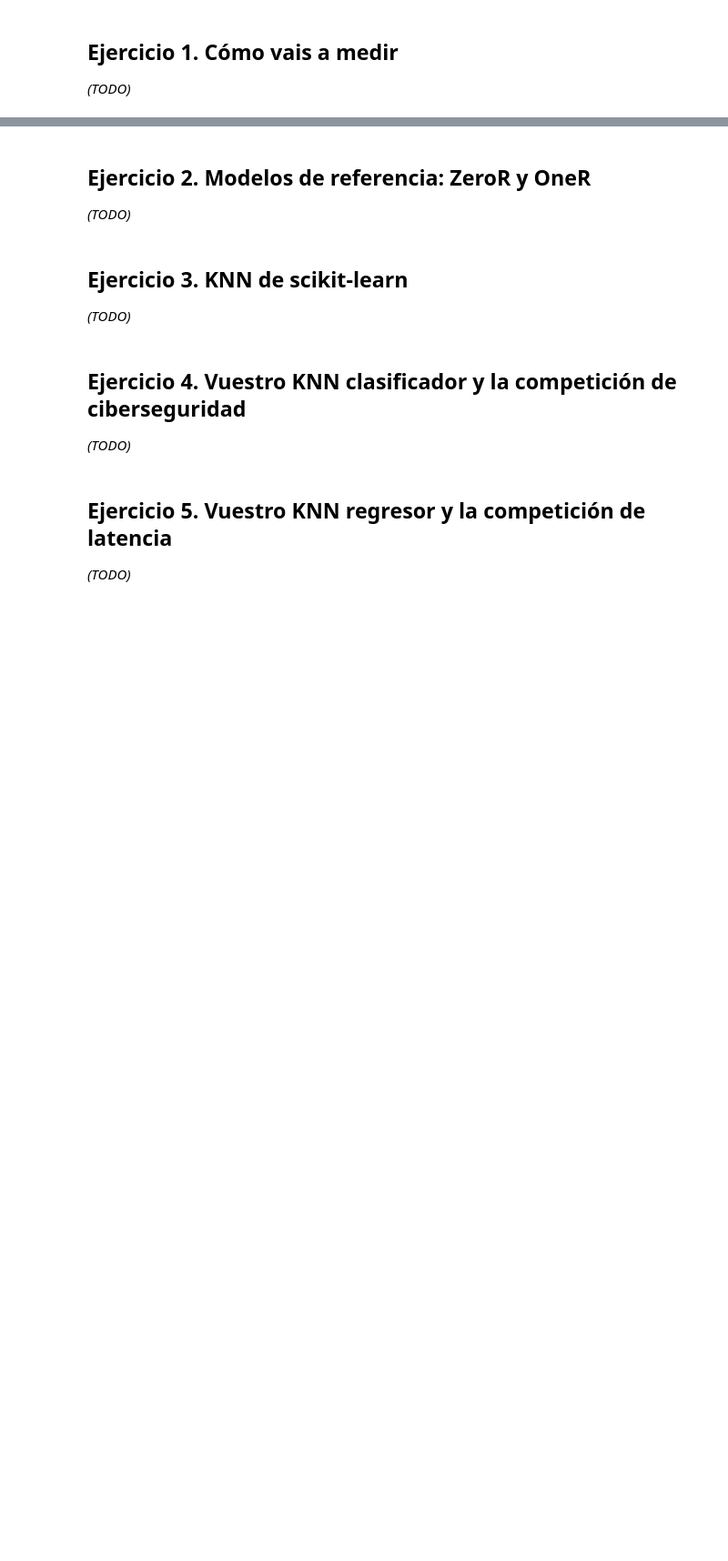
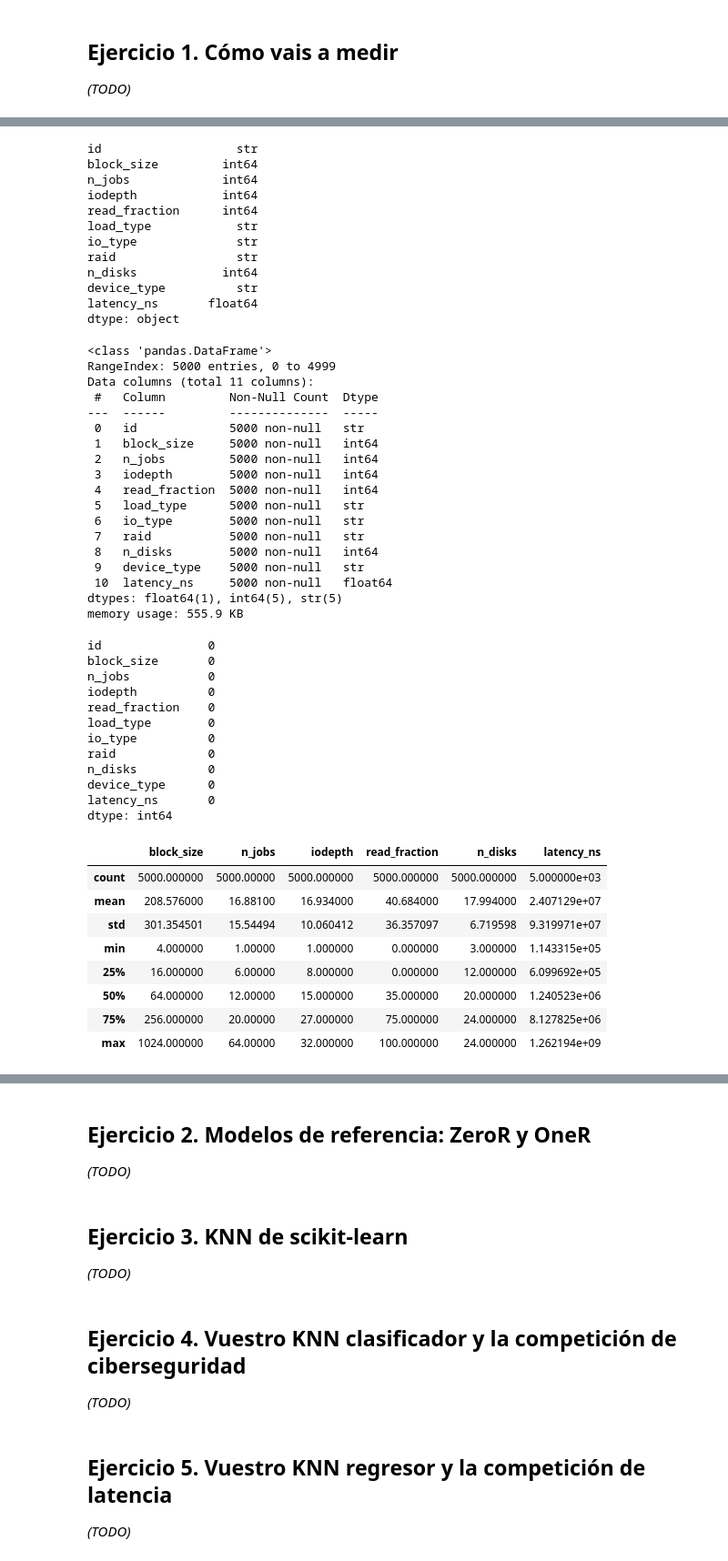
Before and after one commit to miguelang17/Practica_2, a Jupyter notebook: P2_alumnos/P2/Cuaderno/p2_grupoN.ipynb, the cells around one changed output, grey strips where cells are left out. Shown at 91% size. Saved outputs shown, nothing was run; the diff lists cells and outputs as text; code cells hidden in the pictures; blank space fills up the shorter version.

```diff
--- a/P2_alumnos/P2/Cuaderno/p2_grupoN.ipynb
+++ b/P2_alumnos/P2/Cuaderno/p2_grupoN.ipynb
@@ -63,12 +73,64 @@ plt.tight_layout(); plt.show()
 # %%
 # Tipos de variables
 display(latencia_train.dtypes)
 # Información general
 latencia_train.info()
 # Valores ausentes
-print(latencia_train.isnull().sum())
+display(latencia_train.isnull().sum())
 #No hay valores nulos.
 display(latencia_train.describe())
+# %% [output]
+id                   str
+block_size         int64
+n_jobs             int64
+iodepth            int64
+read_fraction      int64
+load_type            str
+io_type              str
+raid                 str
+n_disks            int64
+device_type          str
+latency_ns       float64
+dtype: object
+<class 'pandas.DataFrame'>
+RangeIndex: 5000 entries, 0 to 4999
+Data columns (total 11 columns):
+ #   Column         Non-Null Count  Dtype
+---  ------         --------------  -----
+ 0   id             5000 non-null   str
+ 1   block_size     5000 non-null   int64
+ 2   n_jobs         5000 non-null   int64
+ 3   iodepth        5000 non-null   int64
+ 4   read_fraction  5000 non-null   int64
+ 5   load_type      5000 non-null   str
+ 6   io_type        5000 non-null   str
+ 7   raid           5000 non-null   str
+ 8   n_disks        5000 non-null   int64
+ 9   device_type    5000 non-null   str
+ 10  latency_ns     5000 non-null   float64
+dtypes: float64(1), int64(5), str(5)
+memory usage: 555.9 KB
+id               0
+block_size       0
+n_jobs           0
+iodepth          0
+read_fraction    0
+load_type        0
+io_type          0
+raid             0
+n_disks          0
+device_type      0
+latency_ns       0
+dtype: int64
+|  | block_size | n_jobs | iodepth | read_fraction | n_disks | latency_ns |
+| count | 5000.000000 | 5000.00000 | 5000.000000 | 5000.000000 | 5000.000000 | 5.000000e+03 |
+| mean | 208.576000 | 16.88100 | 16.934000 | 40.684000 | 17.994000 | 2.407129e+07 |
+| std | 301.354501 | 15.54494 | 10.060412 | 36.357097 | 6.719598 | 9.319971e+07 |
+| min | 4.000000 | 1.00000 | 1.000000 | 0.000000 | 3.000000 | 1.143315e+05 |
+| 25% | 16.000000 | 6.00000 | 8.000000 | 0.000000 | 12.000000 | 6.099692e+05 |
+| 50% | 64.000000 | 12.00000 | 15.000000 | 35.000000 | 20.000000 | 1.240523e+06 |
+| 75% | 256.000000 | 20.00000 | 27.000000 | 75.000000 | 24.000000 | 8.127825e+06 |
+| max | 1024.000000 | 64.00000 | 32.000000 | 100.000000 | 24.000000 | 1.262194e+09 |
 # %%
 # cuánto varían las cinco ejecuciones de una misma configuración
 # 1. Definir las columnas que representan la "configuración" (todas menos 'id' y 'latency_ns')
```
Also changed, not shown: parts of 4 cells of this notebook.
